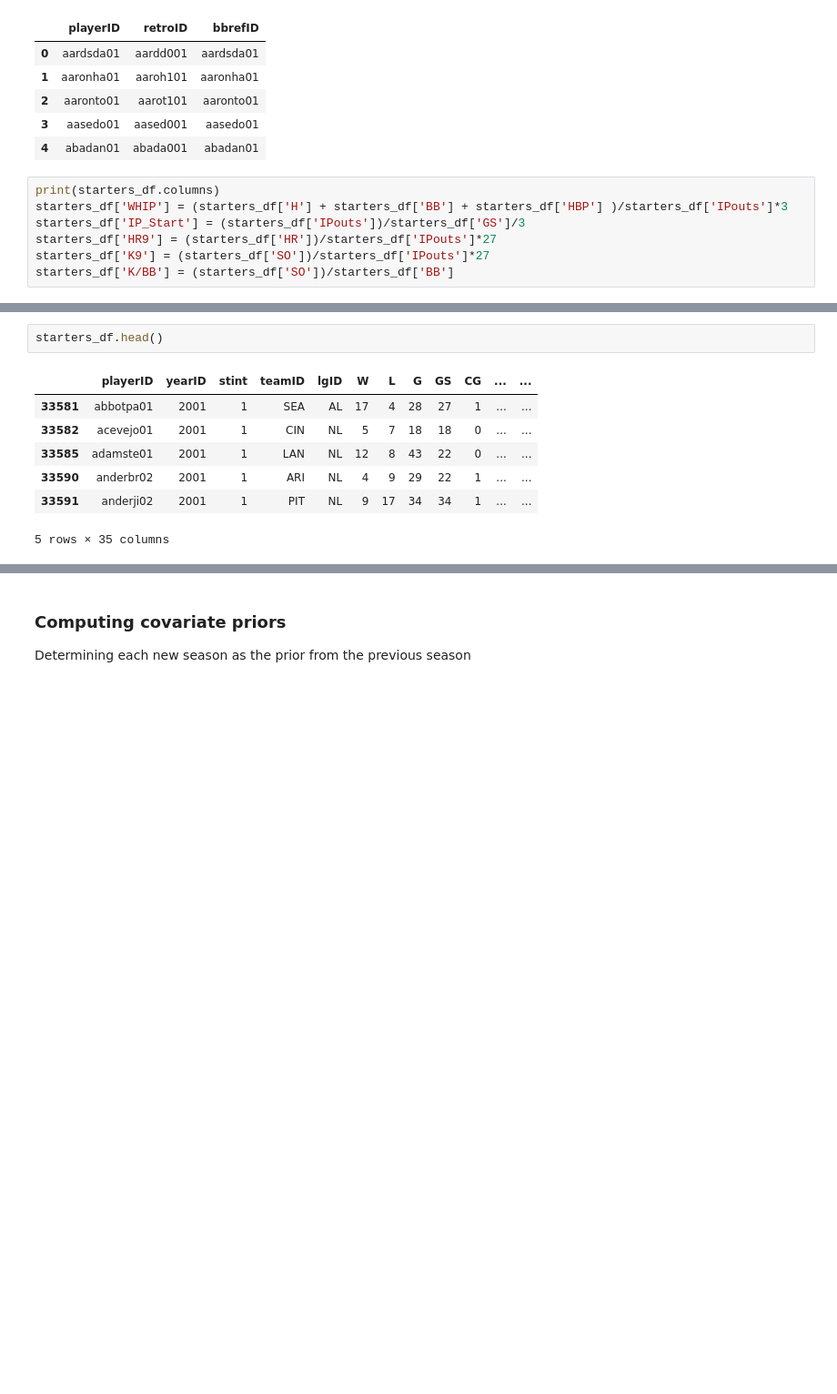
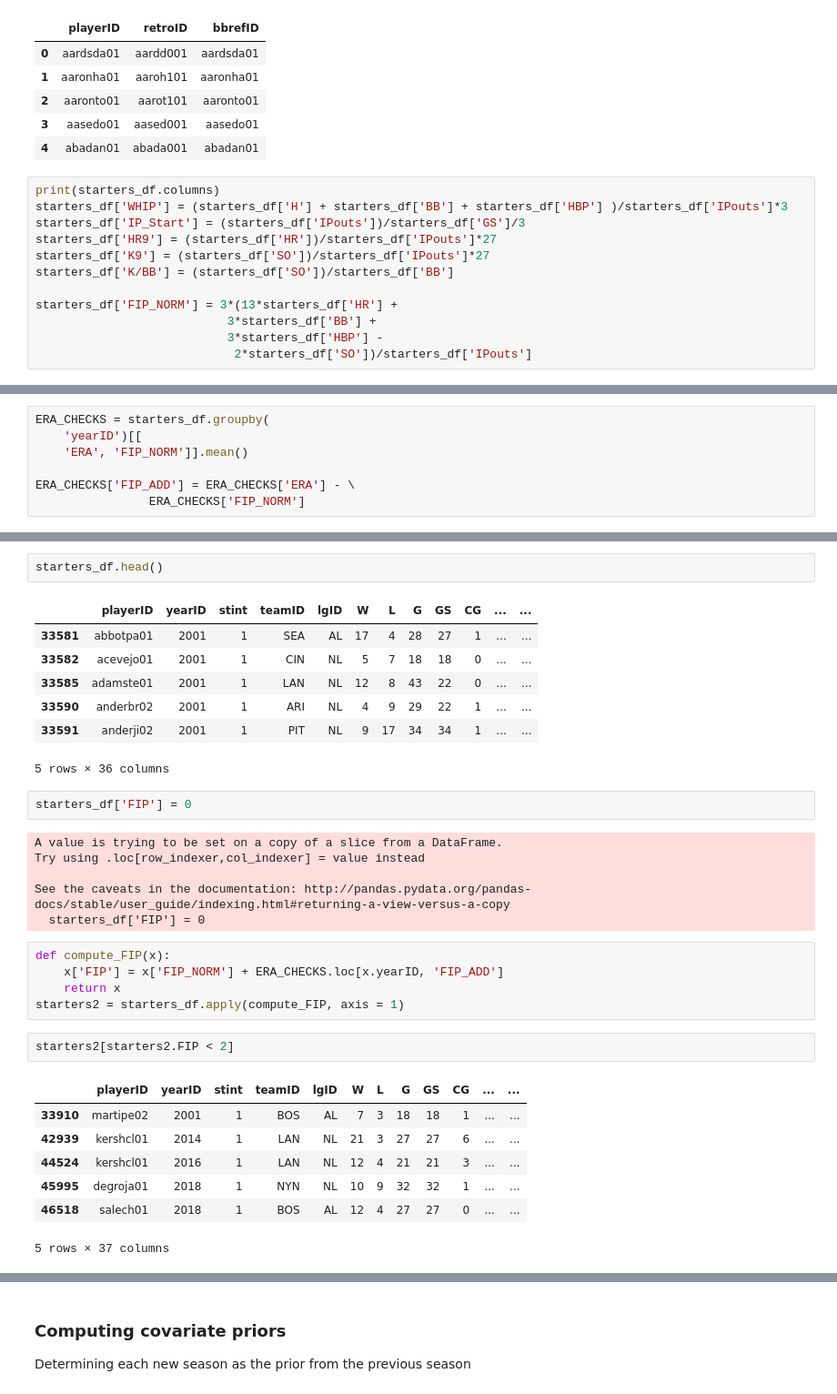
Before and after one commit to andrew-cui/mlb-game-prediction, a Jupyter notebook: data-preprocessing-eda/pitcher-hitter-integration.ipynb, the cells around one changed output, grey strips where cells are left out. Shown at 91% size. Saved outputs shown, nothing was run; the diff lists cells and outputs as text; blank space fills up the shorter version.

Commit message:
upload data and files

```diff
--- a/data-preprocessing-eda/pitcher-hitter-integration.ipynb
+++ b/data-preprocessing-eda/pitcher-hitter-integration.ipynb
@@ -86,6 +86,11 @@ starters_df['IP_Start'] = (starters_df['IPouts'])/starters_df['GS']/3
 starters_df['HR9'] = (starters_df['HR'])/starters_df['IPouts']*27
 starters_df['K9'] = (starters_df['SO'])/starters_df['IPouts']*27
 starters_df['K/BB'] = (starters_df['SO'])/starters_df['BB']
+
+starters_df['FIP_NORM'] = 3*(13*starters_df['HR'] +
+                           3*starters_df['BB'] +
+                           3*starters_df['HBP'] -
+                            2*starters_df['SO'])/starters_df['IPouts']
 # %% [output]
 Index(['playerID', 'yearID', 'stint', 'teamID', 'lgID', 'W', 'L', 'G', 'GS',
        'CG', 'SHO', 'SV', 'IPouts', 'H', 'ER', 'HR', 'BB', 'SO', 'BAOpp',
@@ -111,0 +117,7 @@ See the caveats in the documentation: http://pandas.pydata.org/pandas-docs/stabl
+# %%
+ERA_CHECKS = starters_df.groupby(
+    'yearID')[[
+    'ERA', 'FIP_NORM']].mean()
+
+ERA_CHECKS['FIP_ADD'] = ERA_CHECKS['ERA'] - \
+                ERA_CHECKS['FIP_NORM']
@@ -118,5 +134,28 @@ starters_df.head()
 | 33585 | adamste01 | 2001 | 1 | LAN | NL | 12 | 8 | 43 | 22 | 0 | ... | ... |
 | 33590 | anderbr02 | 2001 | 1 | ARI | NL | 4 | 9 | 29 | 22 | 1 | ... | ... |
 | 33591 | anderji02 | 2001 | 1 | PIT | NL | 9 | 17 | 34 | 34 | 1 | ... | ... |
-5 rows × 35 columns
+5 rows × 36 columns
+# %%
+starters_df['FIP'] = 0
+# %% [output]
+A value is trying to be set on a copy of a slice from a DataFrame.
+Try using .loc[row_indexer,col_indexer] = value instead
+
+See the caveats in the documentation: http://pandas.pydata.org/pandas-docs/stable/user_guide/indexing.html#returning-a-view-versus-a-copy
+  starters_df['FIP'] = 0
+# %%
+def compute_FIP(x):
+    x['FIP'] = x['FIP_NORM'] + ERA_CHECKS.loc[x.yearID, 'FIP_ADD']
+    return x
+starters2 = starters_df.apply(compute_FIP, axis = 1)
+# %%
+starters2[starters2.FIP < 2]
+# %% [output]
+|  | playerID | yearID | stint | teamID | lgID | W | L | G | GS | CG | ... | ... |
+| 33910 | martipe02 | 2001 | 1 | BOS | AL | 7 | 3 | 18 | 18 | 1 | ... | ... |
+| 42939 | kershcl01 | 2014 | 1 | LAN | NL | 21 | 3 | 27 | 27 | 6 | ... | ... |
+| 44524 | kershcl01 | 2016 | 1 | LAN | NL | 12 | 4 | 21 | 21 | 3 | ... | ... |
+| 45995 | degroja01 | 2018 | 1 | NYN | NL | 10 | 9 | 32 | 32 | 1 | ... | ... |
+| 46518 | salech01 | 2018 | 1 | BOS | AL | 12 | 4 | 27 | 27 | 0 | ... | ... |
+5 rows × 37 columns
 # %%
```
Also changed, not shown: parts of 14 cells of this notebook, 6 other files.
